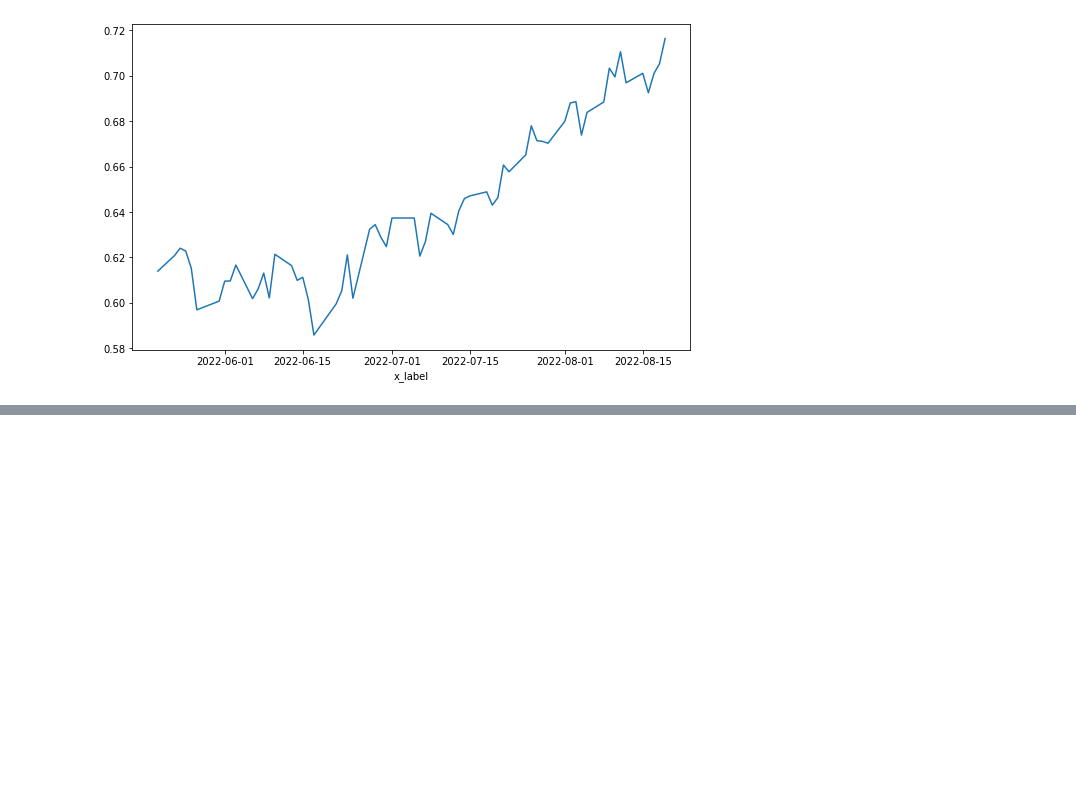
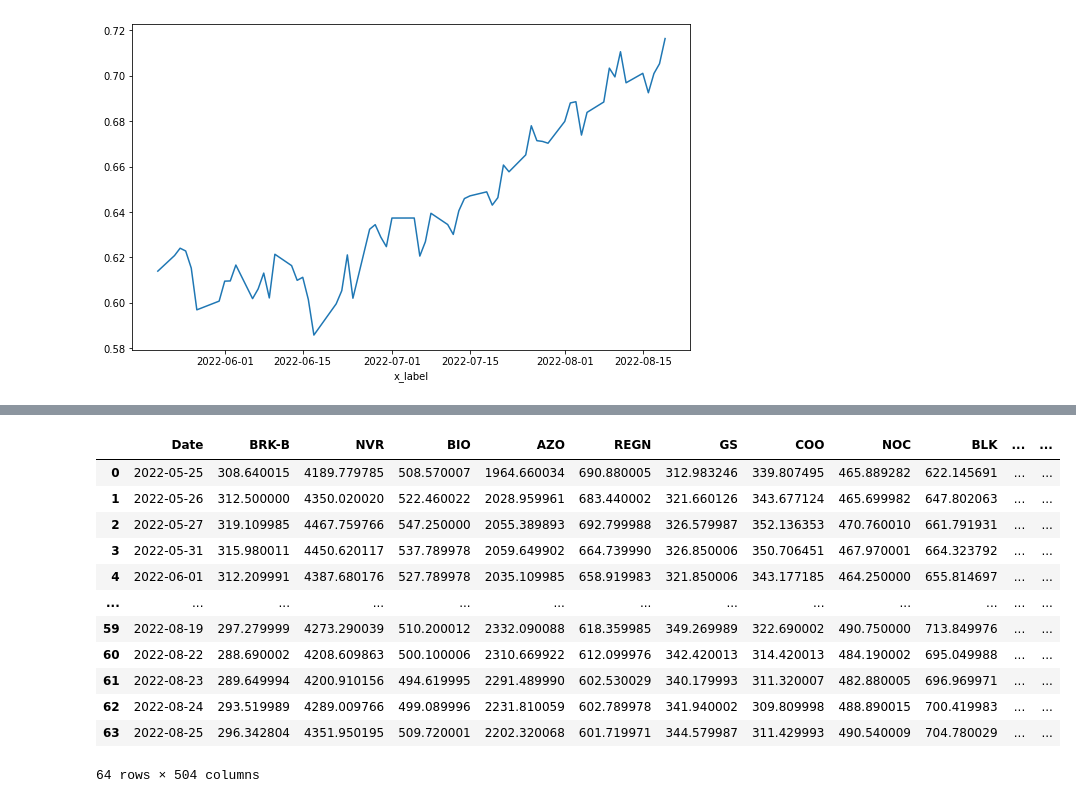
Before and after one commit to greengamma/long-short-trade-ideas-generator, a Jupyter notebook: notebooks/frontendpracticedata.ipynb, the cells around one changed output, grey strips where cells are left out. Drawn from its saved outputs; the diff is of its cells as text; code cells hidden in the pictures; blank space fills up the shorter version.

Commit message:
refactored download and data file and linked to font end

```diff
--- a/notebooks/frontendpracticedata.ipynb
+++ b/notebooks/frontendpracticedata.ipynb
@@ -62,0 +71,7 @@ Text(0.5, 0, 'x_label')
+# %%
+data = Data()
+#gets correct tickers
+tickers = data.get_tickers()
+#gets prices for last 3months arg for alternative "[num_of_months]mo"
+prices = data.get_prices(tickers)
+prices
@@ -62,0 +113,20 @@ Text(0.5, 0, 'x_label')
+# %%
+import pandas as pd
+df = pd.concat(prices , axis=1)
+df2 = df.loc[:, ~df.columns.duplicated()].copy()
+
+df2
+# %% [output]
+|  | Date | BRK-B | NVR | BIO | AZO | REGN | GS | COO | NOC | BLK | ... | ... |
+| 0 | 2022-05-25 | 308.640015 | 4189.779785 | 508.570007 | 1964.660034 | 690.880005 | 312.983246 | 339.807495 | 465.889282 | 622.145691 | ... | ... |
+| 1 | 2022-05-26 | 312.500000 | 4350.020020 | 522.460022 | 2028.959961 | 683.440002 | 321.660126 | 343.677124 | 465.699982 | 647.802063 | ... | ... |
+| 2 | 2022-05-27 | 319.109985 | 4467.759766 | 547.250000 | 2055.389893 | 692.799988 | 326.579987 | 352.136353 | 470.760010 | 661.791931 | ... | ... |
+| 3 | 2022-05-31 | 315.980011 | 4450.620117 | 537.789978 | 2059.649902 | 664.739990 | 326.850006 | 350.706451 | 467.970001 | 664.323792 | ... | ... |
+| 4 | 2022-06-01 | 312.209991 | 4387.680176 | 527.789978 | 2035.109985 | 658.919983 | 321.850006 | 343.177185 | 464.250000 | 655.814697 | ... | ... |
+| ... | ... | ... | ... | ... | ... | ... | ... | ... | ... | ... | ... | ... |
+| 59 | 2022-08-19 | 297.279999 | 4273.290039 | 510.200012 | 2332.090088 | 618.359985 | 349.269989 | 322.690002 | 490.750000 | 713.849976 | ... | ... |
+| 60 | 2022-08-22 | 288.690002 | 4208.609863 | 500.100006 | 2310.669922 | 612.099976 | 342.420013 | 314.420013 | 484.190002 | 695.049988 | ... | ... |
+| 61 | 2022-08-23 | 289.649994 | 4200.910156 | 494.619995 | 2291.489990 | 602.530029 | 340.179993 | 311.320007 | 482.880005 | 696.969971 | ... | ... |
+| 62 | 2022-08-24 | 293.519989 | 4289.009766 | 499.089996 | 2231.810059 | 602.789978 | 341.940002 | 309.809998 | 488.890015 | 700.419983 | ... | ... |
+| 63 | 2022-08-25 | 296.342804 | 4351.950195 | 509.720001 | 2202.320068 | 601.719971 | 344.579987 | 311.429993 | 490.540009 | 704.780029 | ... | ... |
+64 rows × 504 columns
```
Also changed, not shown: parts of 6 cells of this notebook, 4 other files.
